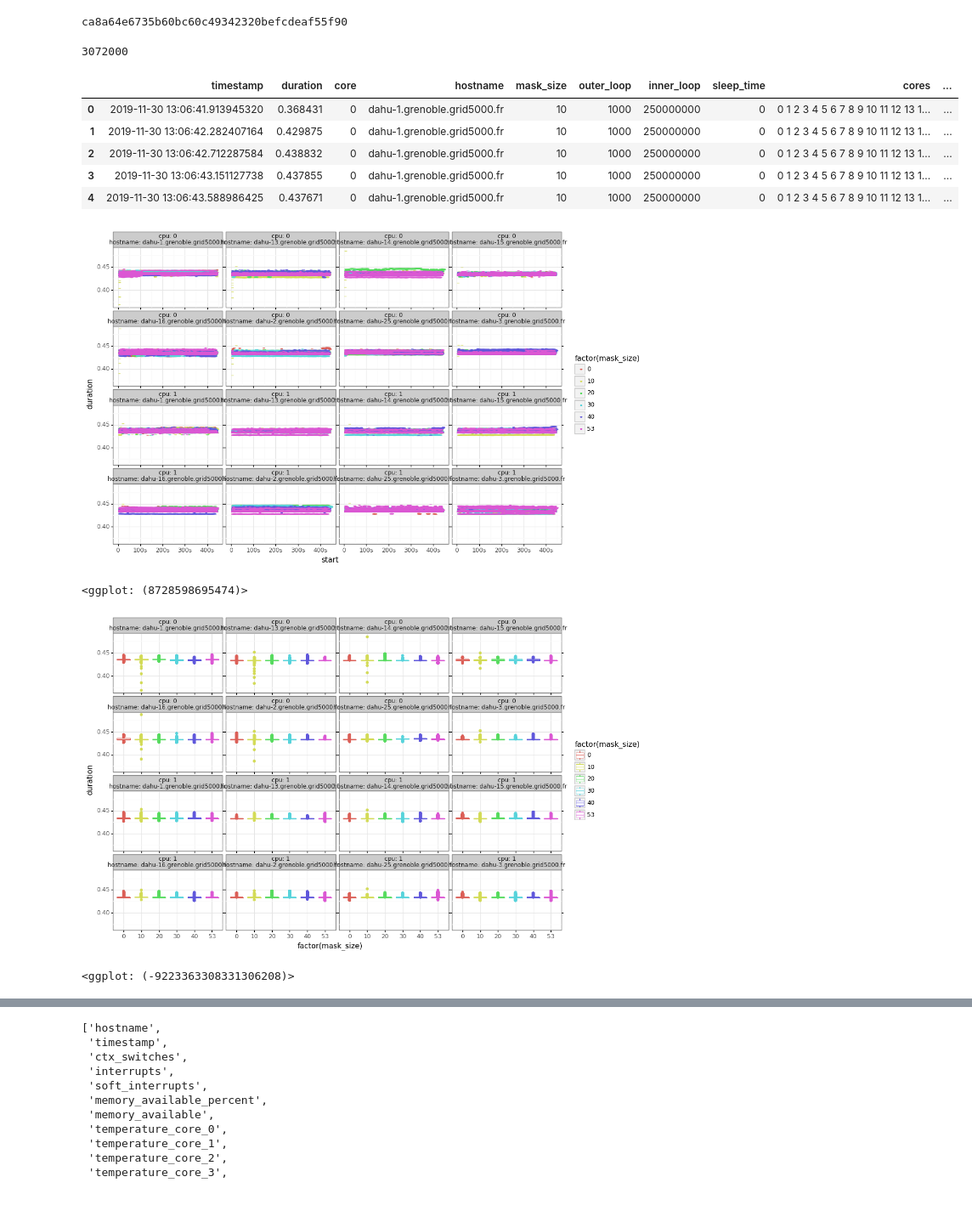
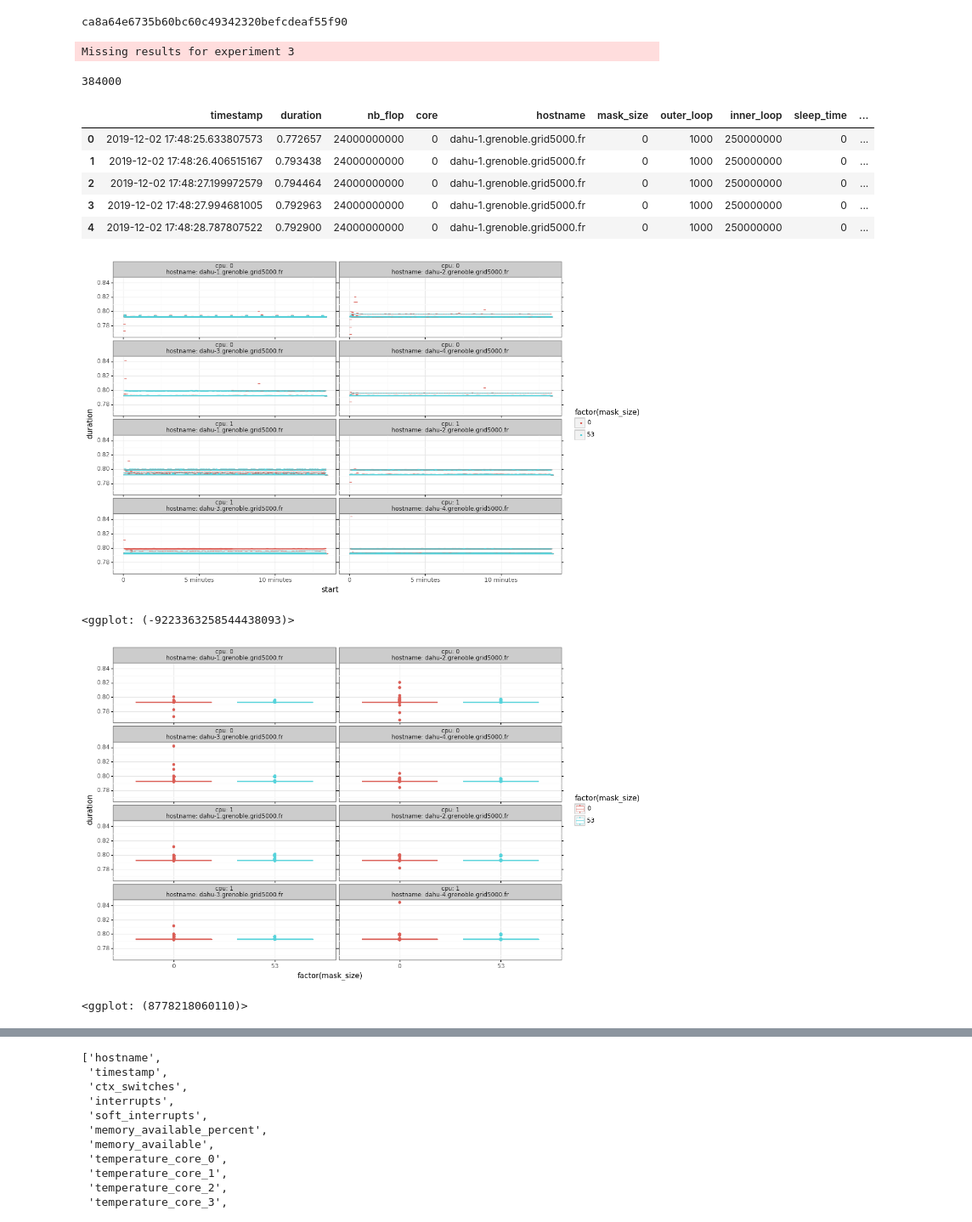
Before and after one commit to Ezibenroc/calibration_analysis, a Jupyter notebook: bit_flips/bit_flips.ipynb, the cells around one changed output, grey strips where cells are left out. Shown at 85% size. Drawn from its saved outputs; the diff is of its cells as text; code cells hidden in the pictures.

```diff
--- a/bit_flips/bit_flips.ipynb
+++ b/bit_flips/bit_flips.ipynb
@@ -6,6 +6,7 @@ import warnings
 import os
 import yaml
 import re
+import sys
 import plotnine
 from plotnine import *
 plotnine.options.figure_size = (12, 8)
@@ -14,50 +15,55 @@ import cashew
 print(cashew.__git_version__)
 from cashew import archive_extraction
 
-#archive = 'grenoble_2019-11-28_1895981.zip'
-archive = 'grenoble_2019-11-30_1896155.zip'
+archive = 'grenoble_2019-12-02_1896306.zip'
 # %% [output]
 ca8a64e6735b60bc60c49342320befcdeaf55f90
 # %%
 def read_result(name):
     info = archive_extraction.read_yaml(name, 'info.yaml')
     expfile = archive_extraction.read_archive_csv(name, info['expfile'][0])
     result = []
     for i, row in expfile.iterrows():
-        tmp = archive_extraction.read_archive_csv(name, 'result_%d.csv' % i)
+        try:
+            tmp = archive_extraction.read_archive_csv(name, 'result_%d.csv' % i)
+        except KeyError:
+            sys.stderr.write('Missing results for experiment %d' % i)
+            continue
         for col in expfile.columns:
             tmp[col] = row[col]
         tmp['timestamp'] = pandas.to_datetime(tmp['timestamp'])
         tmp['start'] = tmp['timestamp'] - tmp['timestamp'].min()
         tmp['duration'] *= 1e-9
+        tmp['exp_id'] = i
         result.append(tmp)
     df = pandas.concat(result)
     platform = archive_extraction.get_platform(archive)
     mapping = archive_extraction.platform_to_cpu_mapping(platform)
     df['cpu'] = df.apply(lambda row: mapping[row.core], axis=1)
     return df
 
 df = read_result(archive)
 print(len(df))
 df.head()
 # %% [output]
-3072000
+Missing results for experiment 3
+384000
-|  | timestamp | duration | core | hostname | mask_size | outer_loop | inner_loop | sleep_time | cores | ... |
-| 0 | 2019-11-30 13:06:41.913945320 | 0.368431 | 0 | dahu-1.grenoble.grid5000.fr | 10 | 1000 | 250000000 | 0 | 0 1 2 3 4 5 6 7 8 9 10 11 12 13 1... | ... |
-| 1 | 2019-11-30 13:06:42.282407164 | 0.429875 | 0 | dahu-1.grenoble.grid5000.fr | 10 | 1000 | 250000000 | 0 | 0 1 2 3 4 5 6 7 8 9 10 11 12 13 1... | ... |
-| 2 | 2019-11-30 13:06:42.712287584 | 0.438832 | 0 | dahu-1.grenoble.grid5000.fr | 10 | 1000 | 250000000 | 0 | 0 1 2 3 4 5 6 7 8 9 10 11 12 13 1... | ... |
-| 3 | 2019-11-30 13:06:43.151127738 | 0.437855 | 0 | dahu-1.grenoble.grid5000.fr | 10 | 1000 | 250000000 | 0 | 0 1 2 3 4 5 6 7 8 9 10 11 12 13 1... | ... |
-| 4 | 2019-11-30 13:06:43.588986425 | 0.437671 | 0 | dahu-1.grenoble.grid5000.fr | 10 | 1000 | 250000000 | 0 | 0 1 2 3 4 5 6 7 8 9 10 11 12 13 1... | ... |
+|  | timestamp | duration | nb_flop | core | hostname | mask_size | outer_loop | inner_loop | sleep_time | ... |
+| 0 | 2019-12-02 17:48:25.633807573 | 0.772657 | 24000000000 | 0 | dahu-1.grenoble.grid5000.fr | 0 | 1000 | 250000000 | 0 | ... |
+| 1 | 2019-12-02 17:48:26.406515167 | 0.793438 | 24000000000 | 0 | dahu-1.grenoble.grid5000.fr | 0 | 1000 | 250000000 | 0 | ... |
+| 2 | 2019-12-02 17:48:27.199972579 | 0.794464 | 24000000000 | 0 | dahu-1.grenoble.grid5000.fr | 0 | 1000 | 250000000 | 0 | ... |
+| 3 | 2019-12-02 17:48:27.994681005 | 0.792963 | 24000000000 | 0 | dahu-1.grenoble.grid5000.fr | 0 | 1000 | 250000000 | 0 | ... |
+| 4 | 2019-12-02 17:48:28.787807522 | 0.792900 | 24000000000 | 0 | dahu-1.grenoble.grid5000.fr | 0 | 1000 | 250000000 | 0 | ... |
 # %%
 plot = ggplot(df, aes(x='start', y='duration', color='factor(mask_size)')) + geom_point(shape=1) + theme_bw() + facet_wrap(['cpu', 'hostname'], labeller='label_both', nrow=4)
 plot
 # %% [output]
-[figure, old version]
+[figure, new version]
-<ggplot: (8728598695474)>
+<ggplot: (-9223363258544438093)>
 # %%
 plot = ggplot(df, aes(x='factor(mask_size)', y='duration', color='factor(mask_size)')) + geom_boxplot() + theme_bw() + facet_wrap(['cpu', 'hostname'], labeller='label_both', nrow=4)
 plot
 # %% [output]
-[figure, old version]
+[figure, new version]
-<ggplot: (-9223363308331306208)>
+<ggplot: (8778218060110)>
 # %%
```
Also changed, not shown: parts of 7 cells of this notebook, 1 other file.
